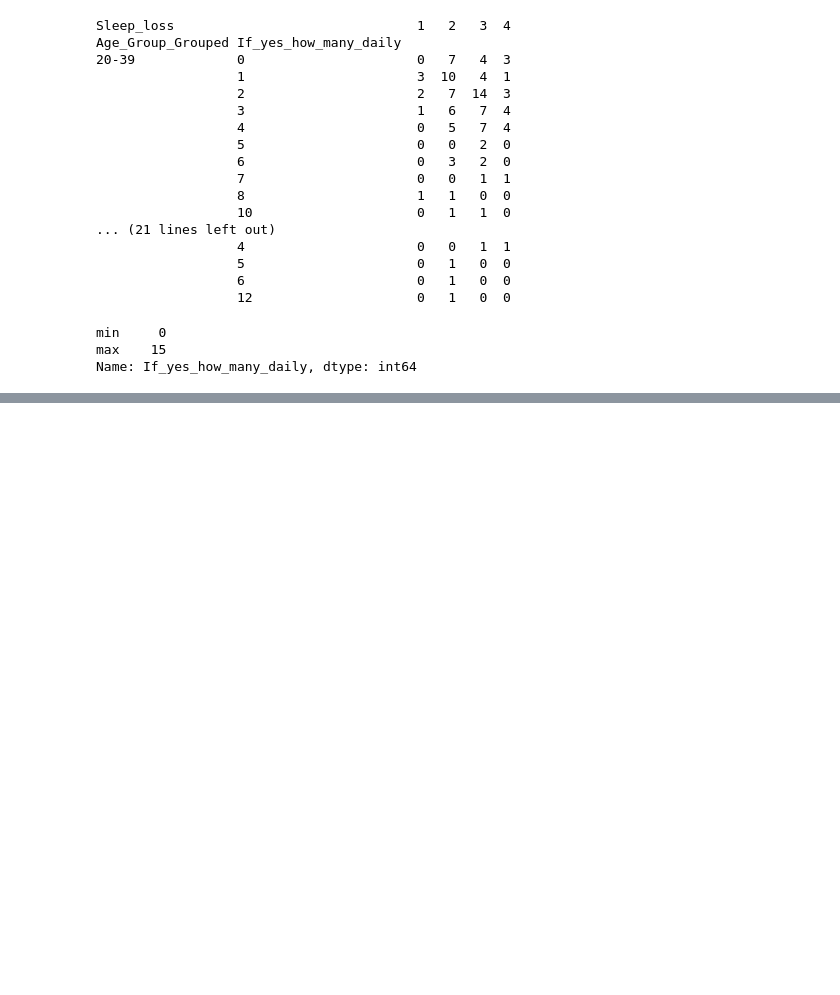
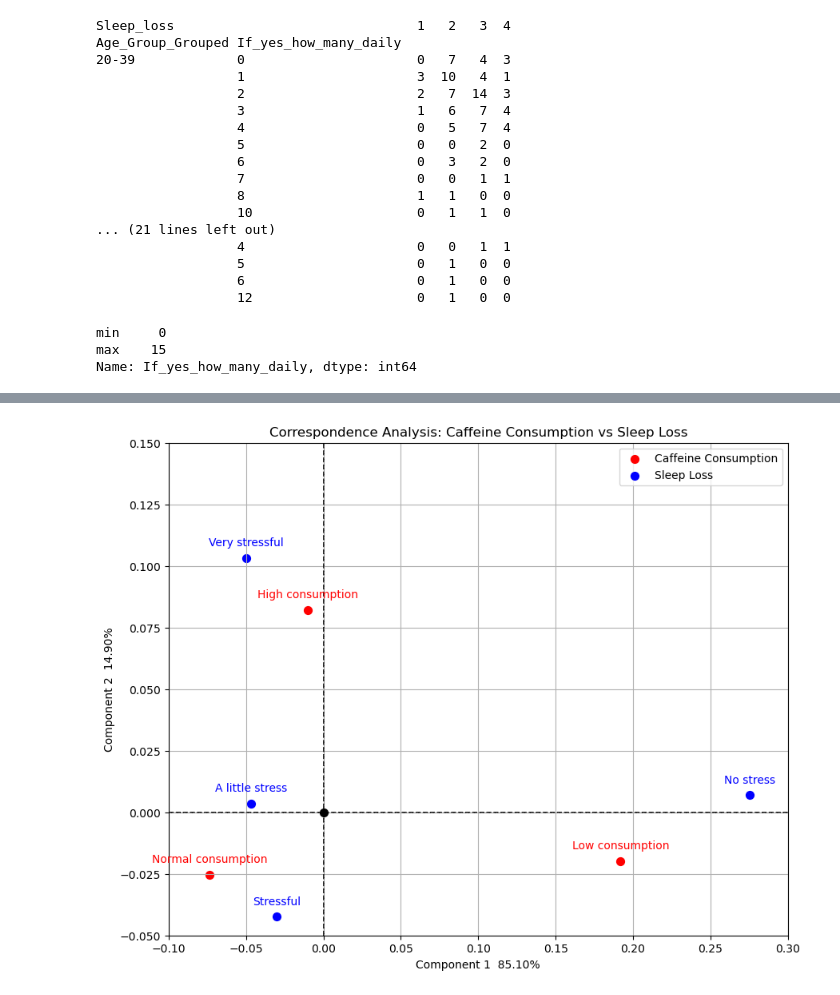
Before and after one commit to Nippe92/datareduction-task, a Jupyter notebook: railroad.ipynb, the cells around one changed output, grey strips where cells are left out. Drawn from its saved outputs; the diff is of its cells as text; code cells hidden in the pictures; blank space fills up the shorter version.

```diff
--- a/railroad.ipynb
+++ b/railroad.ipynb
@@ -973,0 +894,77 @@ fixa powerpoint (Träna på presentationen)
+# %%
+import pandas as pd
+import matplotlib.pyplot as plt
+import prince
+
+bins = [0, 2, 5, float('inf')]
+labels = ['Low consumption', 'Normal consumption', 'High consumption']
+
+railroad_df_clean['Caffeine_Consumption_Level'] = pd.cut(
+    railroad_df_clean['If_yes_how_many_daily'],
+    bins=bins,
+    labels=labels,
+    right=False
+)
+
+contingency_table = pd.crosstab(
+    railroad_df_clean['Caffeine_Consumption_Level'],
+    railroad_df_clean['Sleep_loss']
+)
+
+sleep_loss_labels = {
+    1: 'No stress',
+    2: 'A little stress',
+    3: 'Stressful',
+    4: 'Very stressful'
+}
+contingency_table.columns = contingency_table.columns.map(sleep_loss_labels)
+
+ca = prince.CA(n_components=2, n_iter=10)
+ca = ca.fit(contingency_table)
+
+row_coordinates = ca.row_coordinates(contingency_table)
+column_coordinates = ca.column_coordinates(contingency_table)
+
+plt.figure(figsize=(10, 8))
+
+plt.scatter(row_coordinates[0], row_coordinates[1], label='Caffeine Consumption', c='red', s=50)
+for i, txt in enumerate(contingency_table.index):
+    plt.annotate(txt, (row_coordinates.iloc[i, 0], row_coordinates.iloc[i, 1] + 0.005), color='red', ha='center')
+
+plt.scatter(column_coordinates[0], column_coordinates[1], label='Sleep Loss', c='blue', s=50)
+for i, txt in enumerate(contingency_table.columns):
+    sleep_loss_label = sleep_loss_labels.get(txt, str(txt))
+    plt.annotate(
+        sleep_loss_label,
+        (column_coordinates.iloc[i, 0], column_coordinates.iloc[i, 1] + 0.005),
+        color='blue',
+        ha='center',
+        fontsize=10
+    )
+
+
+explained_variance = ca.percentage_of_variance_
+cumulative_explained_variance = ca.cumulative_percentage_of_variance_
+
+print("Explained Variance for each component (%): ")
+print(explained_variance)
+print("Cumulative Explained Variance for each component (%): ")
+print(f"{cumulative_explained_variance}")
+print("Eigenvalues:", ca.eigenvalues_)
+
+plt.xlim(-0.1, 0.3)
+plt.ylim(-0.05, 0.15)
+
+plt.axhline(0, color='black', linestyle='--', linewidth=1.2)
+plt.axvline(0, color='black', linestyle='--', linewidth=1.2)
+plt.scatter(0, 0, color='black', s=50, zorder=5)
+
+plt.axhline(0, color='gray', linestyle='--', linewidth=0.5)
+plt.axvline(0, color='gray', linestyle='--', linewidth=0.5)
+plt.title('Correspondence Analysis: Caffeine Consumption vs Sleep Loss')
+plt.xlabel(f'Component 1 {explained_variance[0]: .2f}%')
+plt.ylabel(f'Component 2 {explained_variance[1]: .2f}%')
+plt.legend()
+plt.grid(True)
+plt.show()
+# %% [output]
@@ -973,0 +976 @@ fixa powerpoint (Träna på presentationen)
+[figure, added]
```
Also changed, not shown: parts of 15 cells of this notebook.
